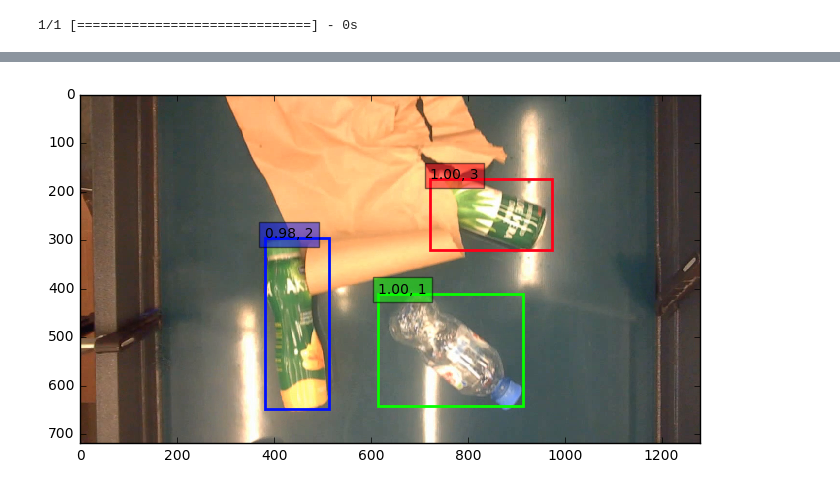
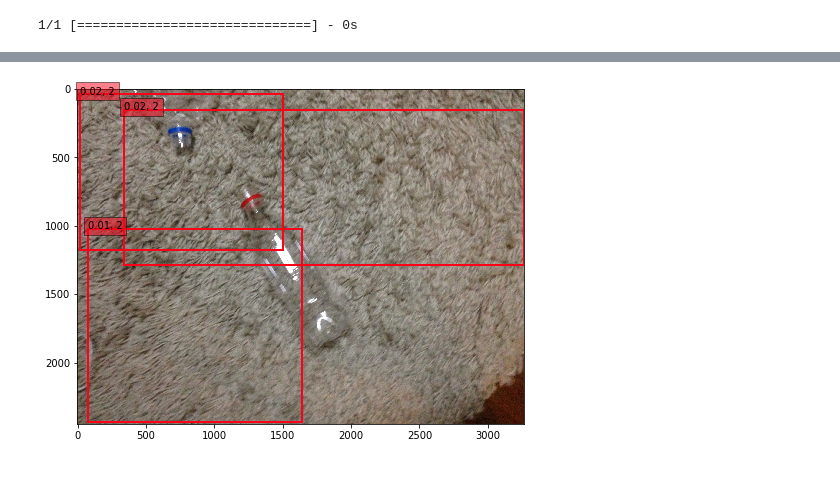
Before and after one commit to nakamoo/ssd_keras, a Jupyter notebook: SSD_training.ipynb, the cells around one changed output, grey strips where cells are left out. Cells and saved outputs as stored; diff of their text form; code cells hidden in the pictures.

```diff
--- a/SSD_training.ipynb
+++ b/SSD_training.ipynb
@@ -29,6 +31,6 @@ np.set_printoptions(suppress=True)
 # %%
 # some constants
-NUM_CLASSES = 21
+NUM_CLASSES = 3
 input_shape = (300, 300, 3)
 # %%
 priors = pickle.load(open('prior_boxes_ssd300.pkl', 'rb'))
@@ -39,7 +41,7 @@ parsed_data = XML_preprocessor("VOCdevkit/VOC2007/Annotations/")
 gt = parsed_data.data
 # gt = pickle.load(open('gt_pascal.pkl', 'rb'))
 keys = sorted(gt.keys())
-num_train = int(round(0.8 * len(keys)))
+num_train = int(round(0.95 * len(keys)))
 train_keys = keys[:num_train]
 val_keys = keys[num_train:]
 num_val = len(val_keys)
@@ -213,7 +241,7 @@ class Generator(object):
                     yield preprocess_input(tmp_inp), tmp_targets
 # %%
 path_prefix = 'VOCdevkit/VOC2007/JPEGImages/'
-gen = Generator(gt, bbox_util, 16, path_prefix,
+gen = Generator(gt, bbox_util, 9, path_prefix,
                 train_keys, val_keys,
                 (input_shape[0], input_shape[1]), do_crop=False)
 # %%
@@ -256,7 +301,9 @@ Epoch 1/30
 # %%
 inputs = []
 images = []
-img_path = path_prefix + sorted(val_keys)[0]
+# img_path = path_prefix + sorted(val_keys)[-1]
+img_path = path_prefix + sorted(train_keys)[8]
+img_path = path_prefix + "0000012.jpg"
 img = image.load_img(img_path, target_size=(300, 300))
 img = image.img_to_array(img)
 images.append(imread(img_path))
@@ -278,34 +345,35 @@ for i, img in enumerate(images):
     det_ymax = results[i][:, 5]
 
     # Get detections with confidence higher than 0.6.
-    top_indices = [i for i, conf in enumerate(det_conf) if conf >= 0.6]
+#     top_indices = [i for i, conf in enumerate(det_conf) if conf >= 0.001]
+    top_indices = [i for i, label in enumerate(det_label) if label == 2]
 
     top_conf = det_conf[top_indices]
     top_label_indices = det_label[top_indices].tolist()
     top_xmin = det_xmin[top_indices]
     top_ymin = det_ymin[top_indices]
     top_xmax = det_xmax[top_indices]
     top_ymax = det_ymax[top_indices]
 
-    colors = plt.cm.hsv(np.linspace(0, 1, 4)).tolist()
+    colors = plt.cm.hsv(np.linspace(0, 1, 3)).tolist()
 
     plt.imshow(img / 255.)
     currentAxis = plt.gca()
 
     for i in range(top_conf.shape[0]):
         xmin = int(round(top_xmin[i] * img.shape[1]))
         ymin = int(round(top_ymin[i] * img.shape[0]))
         xmax = int(round(top_xmax[i] * img.shape[1]))
         ymax = int(round(top_ymax[i] * img.shape[0]))
         score = top_conf[i]
         label = int(top_label_indices[i])
 #         label_name = voc_classes[label - 1]
         display_txt = '{:0.2f}, {}'.format(score, label)
         coords = (xmin, ymin), xmax-xmin+1, ymax-ymin+1
         color = colors[label]
         currentAxis.add_patch(plt.Rectangle(*coords, fill=False, edgecolor=color, linewidth=2))
         currentAxis.text(xmin, ymin, display_txt, bbox={'facecolor':color, 'alpha':0.5})
 
     plt.show()
 # %% [output]
-[figure, old version]
+[figure, new version]
```
Also changed, not shown: parts of 6 cells of this notebook, 1 other file.
